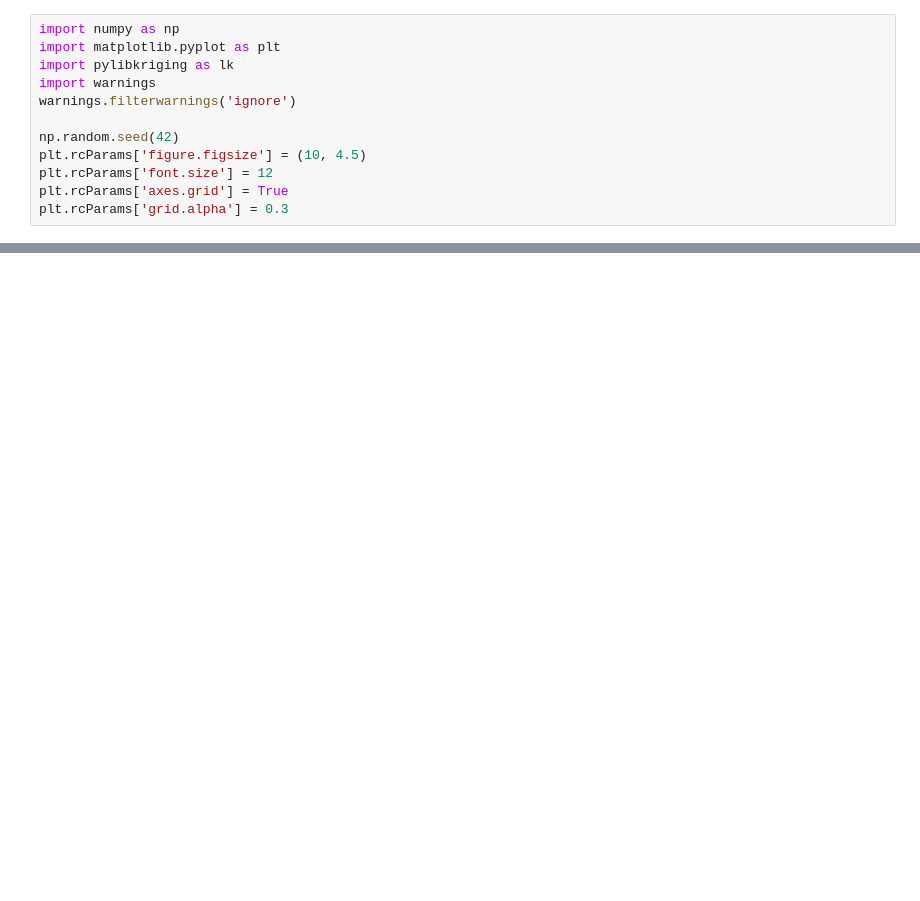
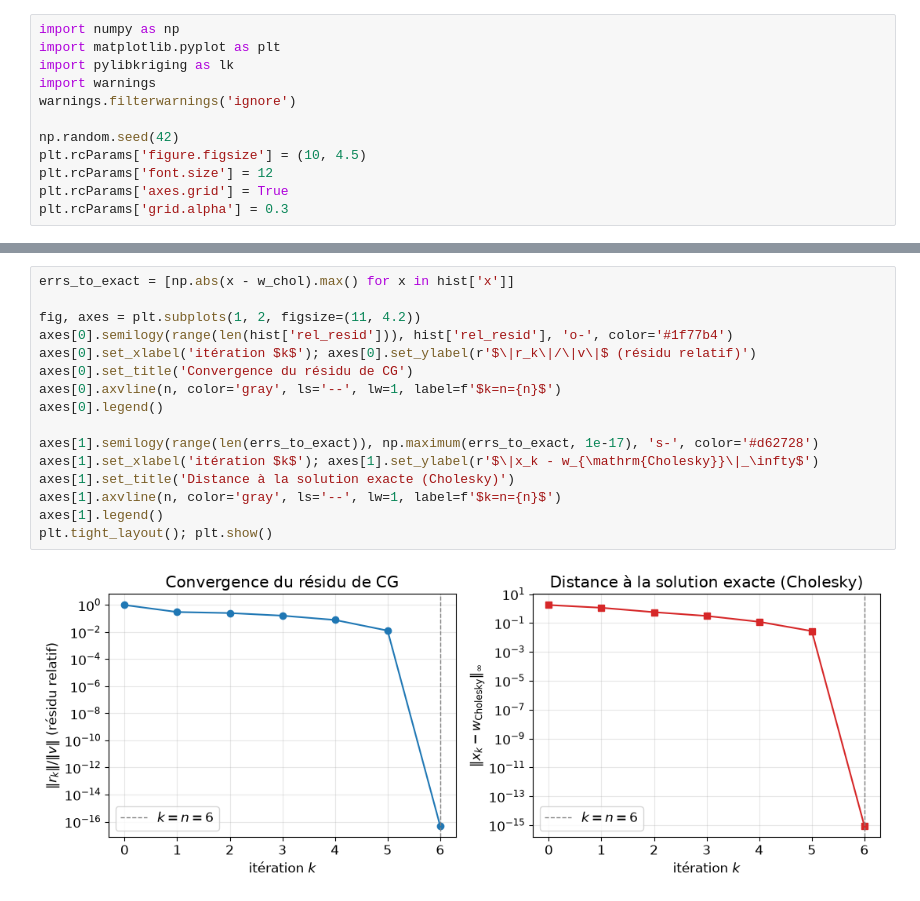
Before and after one commit to libKriging/libKriging, a Jupyter notebook: docs/math/predictiterative_vs_cholesky.ipynb, the cells around one changed output, grey strips where cells are left out. Cells and saved outputs as stored; diff of their text form; blank space fills up the shorter version.

```diff
--- a/docs/math/predictiterative_vs_cholesky.ipynb
+++ b/docs/math/predictiterative_vs_cholesky.ipynb
@@ -494,0 +282,18 @@ On this 6-point running example, all three computational paths (manual Cholesky,
+# %%
+errs_to_exact = [np.abs(x - w_chol).max() for x in hist['x']]
+
+fig, axes = plt.subplots(1, 2, figsize=(11, 4.2))
+axes[0].semilogy(range(len(hist['rel_resid'])), hist['rel_resid'], 'o-', color='#1f77b4')
+axes[0].set_xlabel('itération $k$'); axes[0].set_ylabel(r'$\|r_k\|/\|v\|$ (résidu relatif)')
+axes[0].set_title('Convergence du résidu de CG')
+axes[0].axvline(n, color='gray', ls='--', lw=1, label=f'$k=n={n}$')
+axes[0].legend()
+
+axes[1].semilogy(range(len(errs_to_exact)), np.maximum(errs_to_exact, 1e-17), 's-', color='#d62728')
+axes[1].set_xlabel('itération $k$'); axes[1].set_ylabel(r'$\|x_k - w_{\mathrm{Cholesky}}\|_\infty$')
+axes[1].set_title('Distance à la solution exacte (Cholesky)')
+axes[1].axvline(n, color='gray', ls='--', lw=1, label=f'$k=n={n}$')
+axes[1].legend()
+plt.tight_layout(); plt.show()
+# %% [output]
+[figure, added]
```
Also changed, not shown: parts of 53 cells of this notebook.
